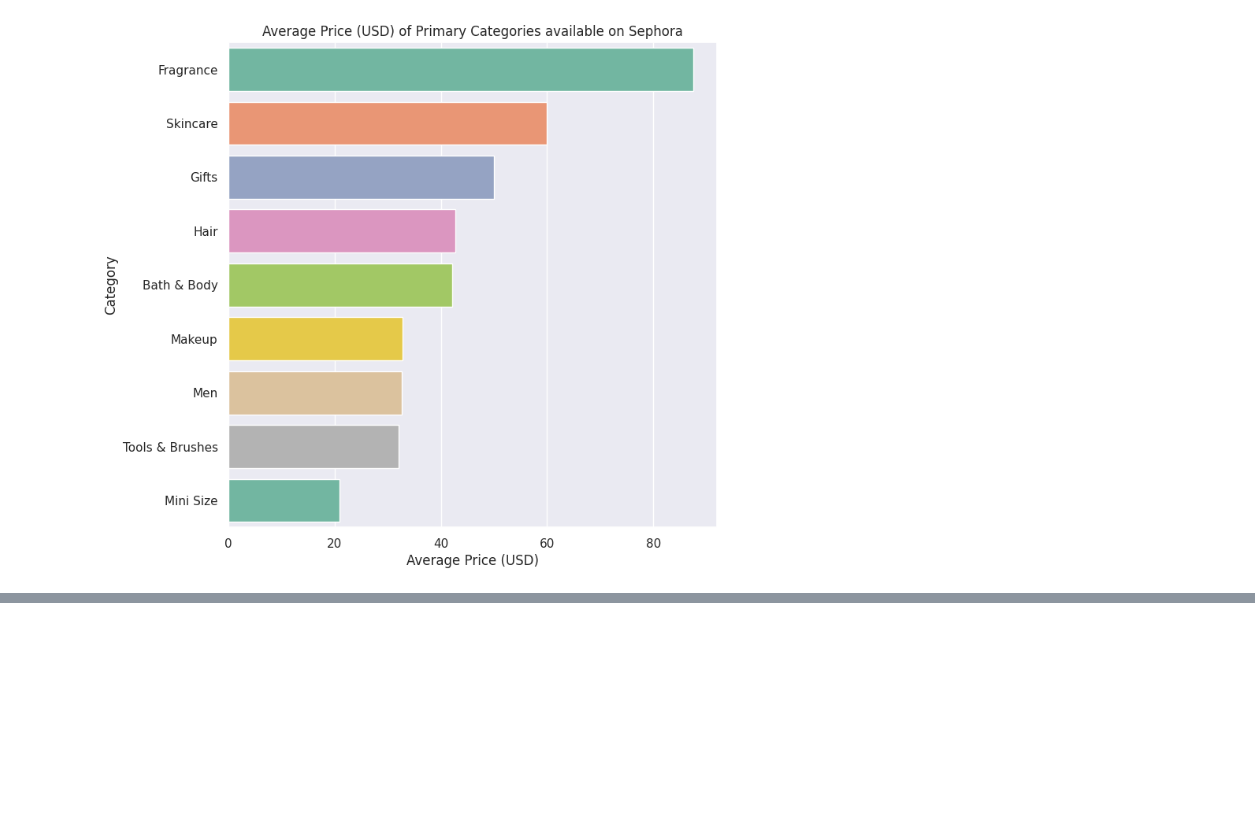
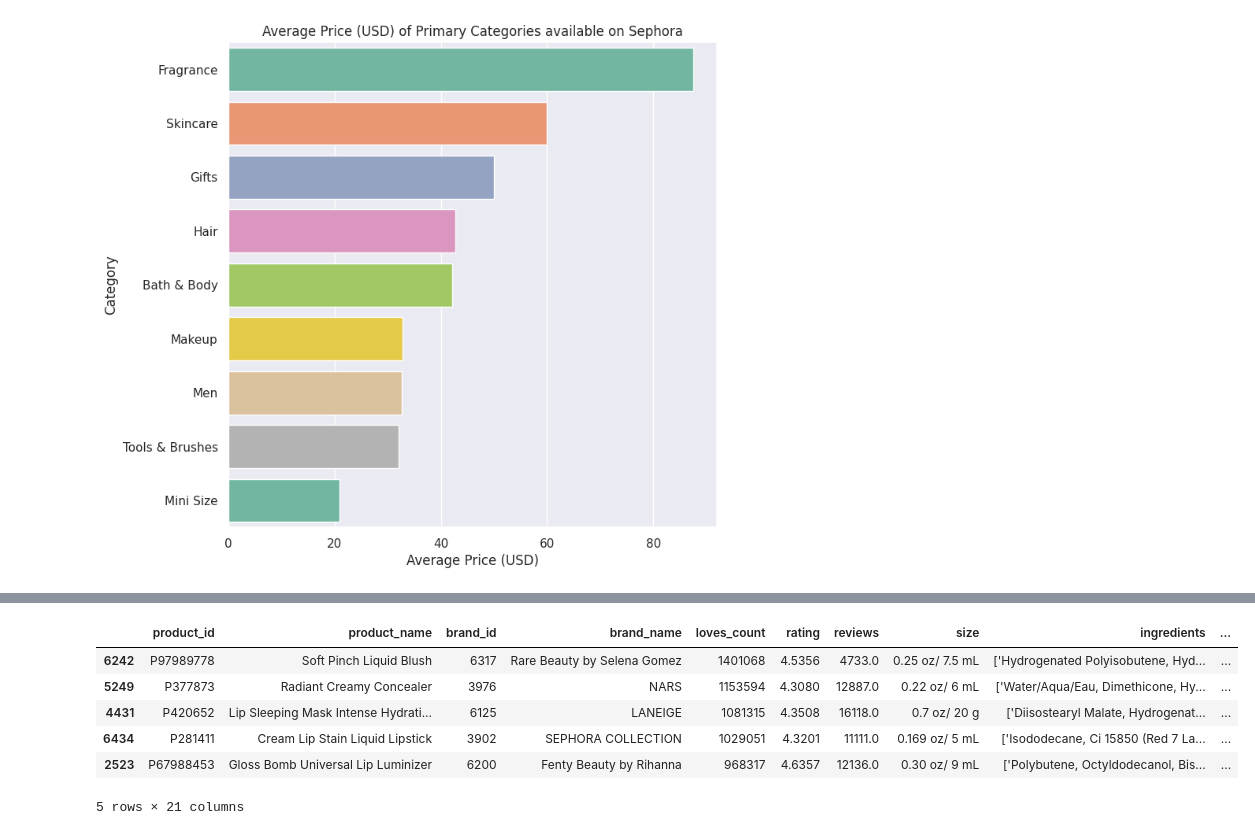
Before and after one commit to aksanaboo/sephora, a Jupyter notebook: SephoraEDA.ipynb, the cells around one changed output, grey strips where cells are left out. Cells and saved outputs as stored; diff of their text form; code cells hidden in the pictures; blank space fills up the shorter version.

```diff
--- a/SephoraEDA.ipynb
+++ b/SephoraEDA.ipynb
@@ -438,0 +449,5 @@ plt.show()
+# %%
+# most rated brands and products considering love_counts, rating, reviews
+weight_loves_counts = 0.4
+weight_rating_count = 0.3
+weight_reviews_count = 0.3
@@ -438,0 +470,10 @@ plt.show()
+# %%
+prod.head()
+# %% [output]
+|  | product_id | product_name | brand_id | brand_name | loves_count | rating | reviews | size | ingredients | ... |
+| 6242 | P97989778 | Soft Pinch Liquid Blush | 6317 | Rare Beauty by Selena Gomez | 1401068 | 4.5356 | 4733.0 | 0.25 oz/ 7.5 mL | ['Hydrogenated Polyisobutene, Hyd... | ... |
+| 5249 | P377873 | Radiant Creamy Concealer | 3976 | NARS | 1153594 | 4.3080 | 12887.0 | 0.22 oz/ 6 mL | ['Water/Aqua/Eau, Dimethicone, Hy... | ... |
+| 4431 | P420652 | Lip Sleeping Mask Intense Hydrati... | 6125 | LANEIGE | 1081315 | 4.3508 | 16118.0 | 0.7 oz/ 20 g | ['Diisostearyl Malate, Hydrogenat... | ... |
+| 6434 | P281411 | Cream Lip Stain Liquid Lipstick | 3902 | SEPHORA COLLECTION | 1029051 | 4.3201 | 11111.0 | 0.169 oz/ 5 mL | ['Isododecane, Ci 15850 (Red 7 La... | ... |
+| 2523 | P67988453 | Gloss Bomb Universal Lip Luminizer | 6200 | Fenty Beauty by Rihanna | 968317 | 4.6357 | 12136.0 | 0.30 oz/ 9 mL | ['Polybutene, Octyldodecanol, Bis... | ... |
+5 rows × 21 columns
```
Also changed, not shown: parts of 12 cells of this notebook.
